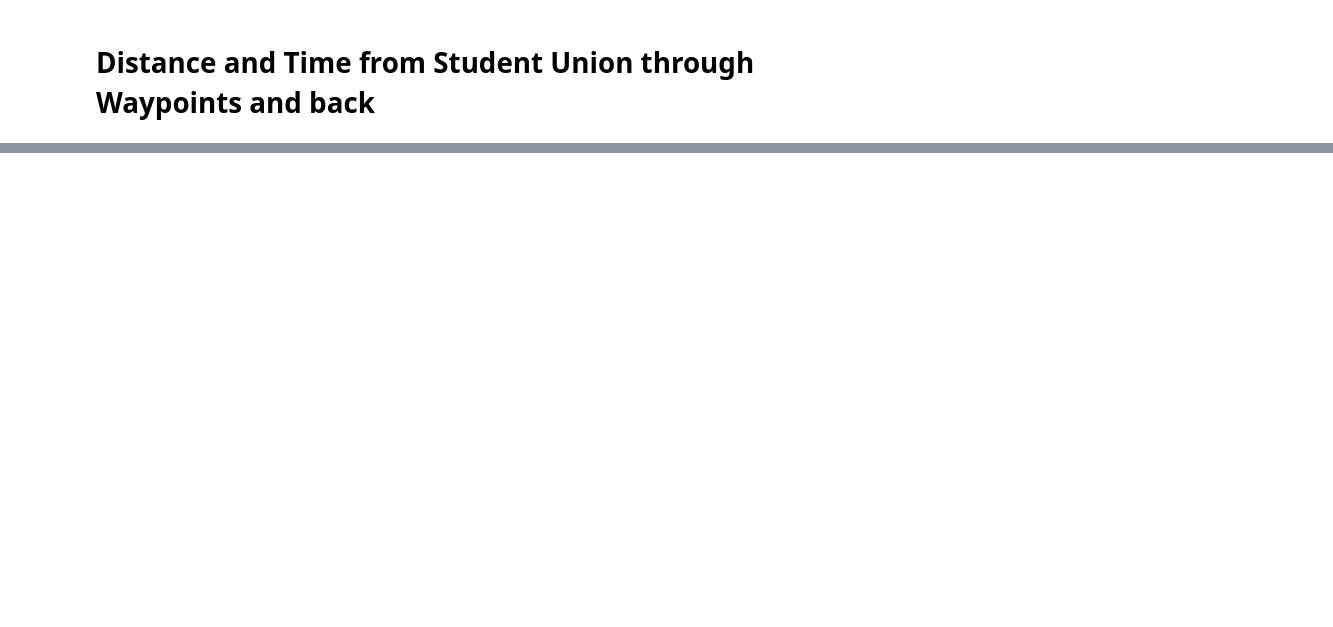
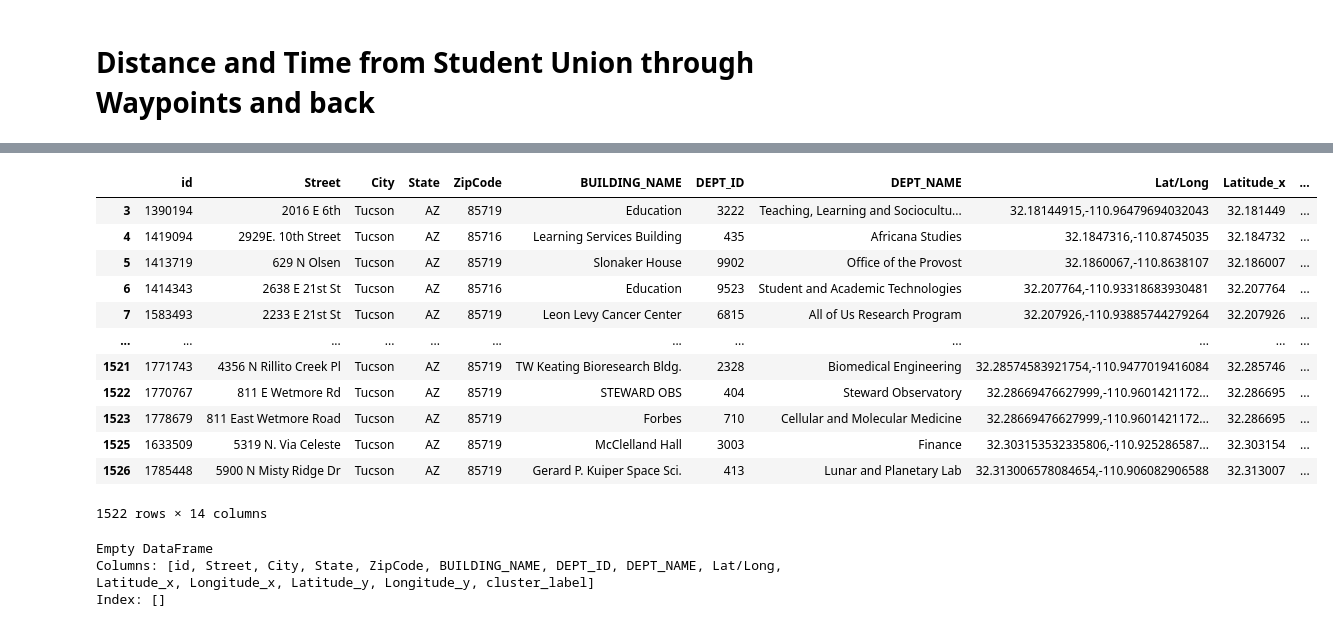
Before and after one commit to tazeenm/MIS587-Business-Intelligence-Project, a Jupyter notebook: BIProject.ipynb, the cells around one changed output, grey strips where cells are left out. Cells and saved outputs as stored; diff of their text form; code cells hidden in the pictures; blank space fills up the shorter version.

```diff
--- a/BIProject.ipynb
+++ b/BIProject.ipynb
@@ -290,0 +327,41 @@ df_distance
+# %%
+cluster3 = clustered_data['cluster_label'] == 5
+cluster3_data = clustered_data[cluster3]
+#top10 = cluster3_data.head(10)
+#top10
+cluster3_data
+dest = waypoints[10]
+dest = str(dest[0]) + ',' + str(dest[1])
+dest
+cluster3_data = cluster3_data['Lat/Long']
+clustered_data
+# %% [output]
+|  | id | Street | City | State | ZipCode | BUILDING_NAME | DEPT_ID | DEPT_NAME | Lat/Long | Latitude_x | ... |
+| 3 | 1390194 | 2016 E 6th | Tucson | AZ | 85719 | Education | 3222 | Teaching, Learning and Sociocultu... | 32.18144915,-110.96479694032043 | 32.181449 | ... |
+| 4 | 1419094 | 2929E. 10th Street | Tucson | AZ | 85716 | Learning Services Building | 435 | Africana Studies | 32.1847316,-110.8745035 | 32.184732 | ... |
+| 5 | 1413719 | 629 N Olsen | Tucson | AZ | 85719 | Slonaker House | 9902 | Office of the Provost | 32.1860067,-110.8638107 | 32.186007 | ... |
+| 6 | 1414343 | 2638 E 21st St | Tucson | AZ | 85716 | Education | 9523 | Student and Academic Technologies | 32.207764,-110.93318683930481 | 32.207764 | ... |
+| 7 | 1583493 | 2233 E 21st St | Tucson | AZ | 85719 | Leon Levy Cancer Center | 6815 | All of Us Research Program | 32.207926,-110.93885744279264 | 32.207926 | ... |
+| ... | ... | ... | ... | ... | ... | ... | ... | ... | ... | ... | ... |
+| 1521 | 1771743 | 4356 N Rillito Creek Pl | Tucson | AZ | 85719 | TW Keating Bioresearch Bldg. | 2328 | Biomedical Engineering | 32.28574583921754,-110.9477019416084 | 32.285746 | ... |
+| 1522 | 1770767 | 811 E Wetmore Rd | Tucson | AZ | 85719 | STEWARD OBS | 404 | Steward Observatory | 32.28669476627999,-110.9601421172... | 32.286695 | ... |
+| 1523 | 1778679 | 811 East Wetmore Road | Tucson | AZ | 85719 | Forbes | 710 | Cellular and Molecular Medicine | 32.28669476627999,-110.9601421172... | 32.286695 | ... |
+| 1525 | 1633509 | 5319 N. Via Celeste | Tucson | AZ | 85719 | McClelland Hall | 3003 | Finance | 32.303153532335806,-110.925286587... | 32.303154 | ... |
+| 1526 | 1785448 | 5900 N Misty Ridge Dr | Tucson | AZ | 85719 | Gerard P. Kuiper Space Sci. | 413 | Lunar and Planetary Lab | 32.313006578084654,-110.906082906588 | 32.313007 | ... |
+1522 rows × 14 columns
+# %%
+#for i in clustered_data['cluster_label']:
+c = clustered_data['cluster_label'] == 5
+c_data = clustered_data[c]
+#print(c_data['cluster_label'])
+l = labels.index(5)
+#print(i, l)
+dest = waypoints[l]
+dest = str(dest[0]) + ',' + str(dest[1])
+#c_data = c_data['Lat/Long']
+c_data = c_data[c_data.cluster_label != 5]
+print(c_data)
+# %% [output]
+Empty DataFrame
+Columns: [id, Street, City, State, ZipCode, BUILDING_NAME, DEPT_ID, DEPT_NAME, Lat/Long, Latitude_x, Longitude_x, Latitude_y, Longitude_y, cluster_label]
+Index: []
```
Also changed, not shown: parts of 26 cells of this notebook.
